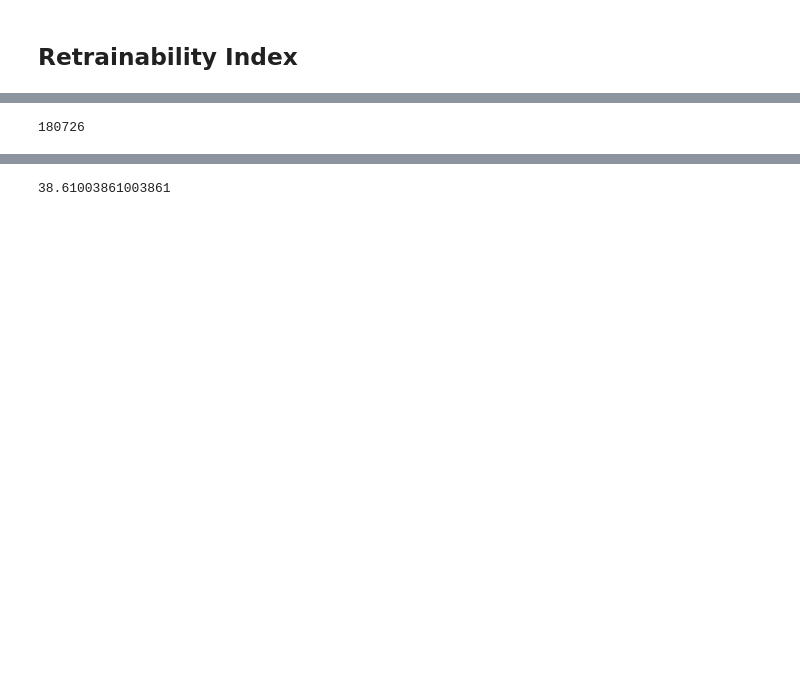
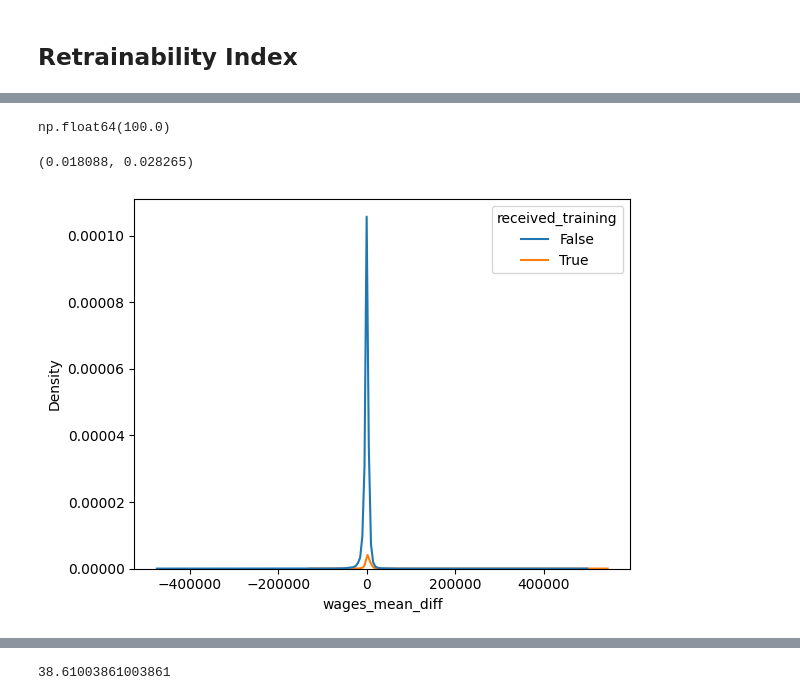
Before and after one commit to jcanedy/retrainability-index, a Jupyter notebook: notebooks/analyze_index_data.ipynb, the cells around one changed output, grey strips where cells are left out. Saved outputs shown, nothing was run; the diff lists cells and outputs as text; code cells hidden in the pictures; blank space fills up the shorter version.

Commit message:
feat: computed raw index

```diff
--- a/notebooks/analyze_index_data.ipynb
+++ b/notebooks/analyze_index_data.ipynb
@@ -180,0 +168,4 @@ shape: (1, 35)
+# %%
+stats.percentileofscore(df_by_state["wages_mean_diff"], 10000)
+# %% [output]
+np.float64(100.0)
@@ -181,4 +180,10 @@ shape: (1, 35)
+# %%
+0.017937 - (-0.000151), 0.020673 - (-0.007592)
+# %% [output]
+(0.018088, 0.028265)
 # %%
-df_index["unique_id"].n_unique()
+ax = sns.kdeplot(df_complete, x="wages_mean_diff", hue="received_training")
+
+# ax.set_xlim(p10, p90)
 # %% [output]
-180726
+[figure, added]
```
Also changed, not shown: parts of 25 cells of this notebook, 3 other files.
